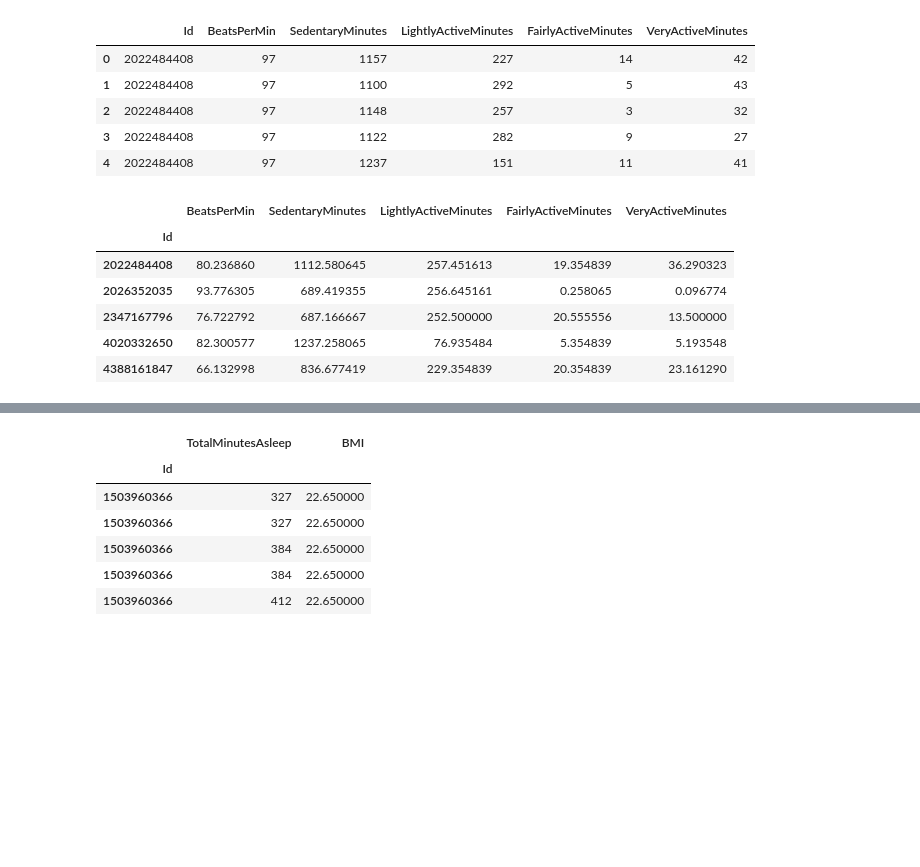
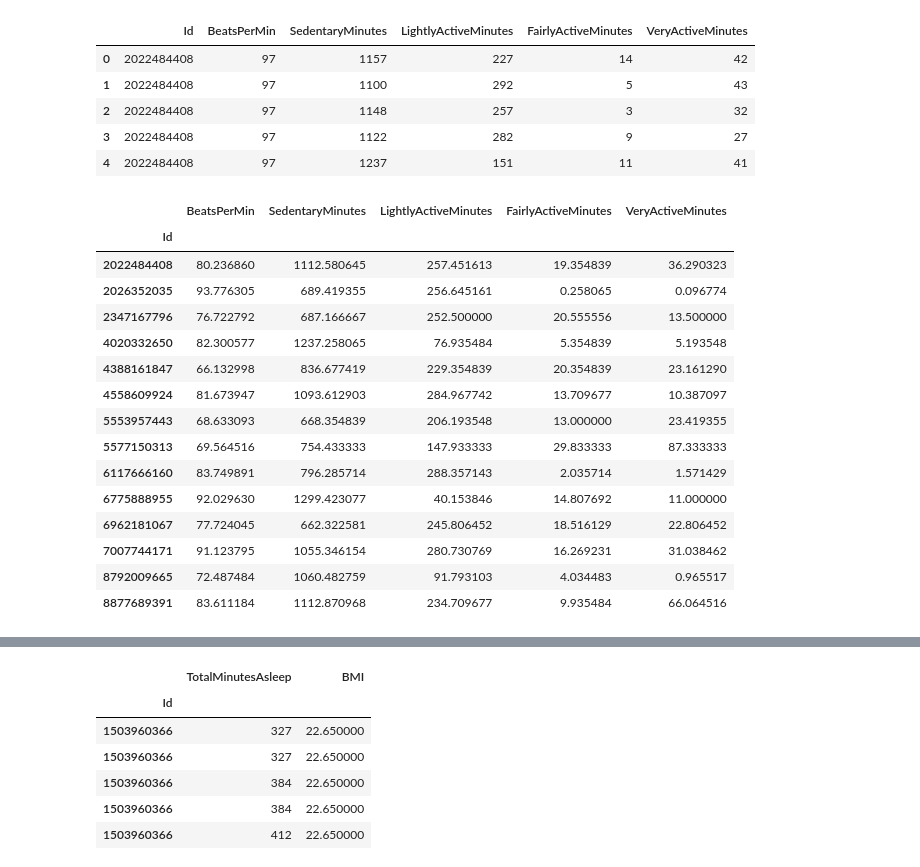
Before and after one commit to caitepley/Group1-Project1, a Jupyter notebook: main.ipynb, the cells around one changed output, grey strips where cells are left out. Saved outputs shown, nothing was run; the diff lists cells and outputs as text; code cells hidden in the pictures; blank space fills up the shorter version.

```diff
--- a/main.ipynb
+++ b/main.ipynb
@@ -32,12 +35,21 @@ act_level_avg_heart_rate.head()
 # %%
 #create summary table to show each participants average activity and average heart rate for length of experiment
 summary_act_heart_rate = act_level_avg_heart_rate.groupby('Id').mean()
-summary_act_heart_rate.head()
+summary_act_heart_rate
 # %% [output]
 |  | BeatsPerMin | SedentaryMinutes | LightlyActiveMinutes | FairlyActiveMinutes | VeryActiveMinutes |
 | Id |  |  |  |  |  |
 | 2022484408 | 80.236860 | 1112.580645 | 257.451613 | 19.354839 | 36.290323 |
 | 2026352035 | 93.776305 | 689.419355 | 256.645161 | 0.258065 | 0.096774 |
 | 2347167796 | 76.722792 | 687.166667 | 252.500000 | 20.555556 | 13.500000 |
 | 4020332650 | 82.300577 | 1237.258065 | 76.935484 | 5.354839 | 5.193548 |
 | 4388161847 | 66.132998 | 836.677419 | 229.354839 | 20.354839 | 23.161290 |
+| 4558609924 | 81.673947 | 1093.612903 | 284.967742 | 13.709677 | 10.387097 |
+| 5553957443 | 68.633093 | 668.354839 | 206.193548 | 13.000000 | 23.419355 |
+| 5577150313 | 69.564516 | 754.433333 | 147.933333 | 29.833333 | 87.333333 |
+| 6117666160 | 83.749891 | 796.285714 | 288.357143 | 2.035714 | 1.571429 |
+| 6775888955 | 92.029630 | 1299.423077 | 40.153846 | 14.807692 | 11.000000 |
+| 6962181067 | 77.724045 | 662.322581 | 245.806452 | 18.516129 | 22.806452 |
+| 7007744171 | 91.123795 | 1055.346154 | 280.730769 | 16.269231 | 31.038462 |
+| 8792009665 | 72.487484 | 1060.482759 | 91.793103 | 4.034483 | 0.965517 |
+| 8877689391 | 83.611184 | 1112.870968 | 234.709677 | 9.935484 | 66.064516 |
```
Also changed, not shown: parts of 5 cells of this notebook.
